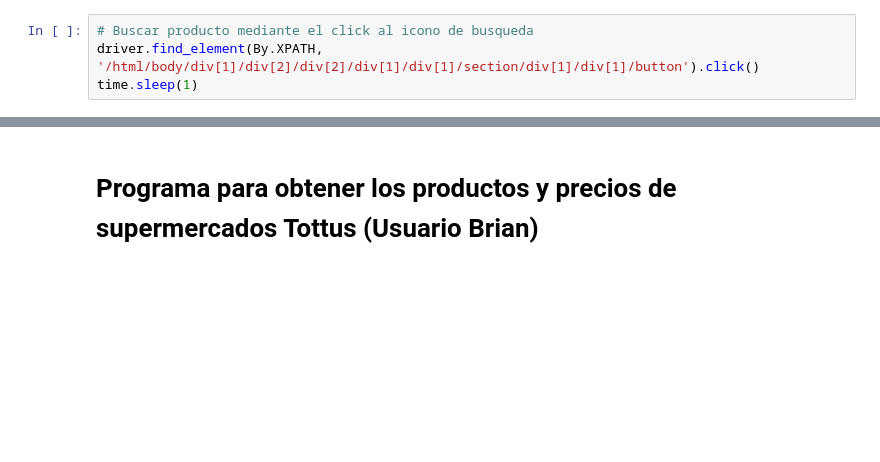
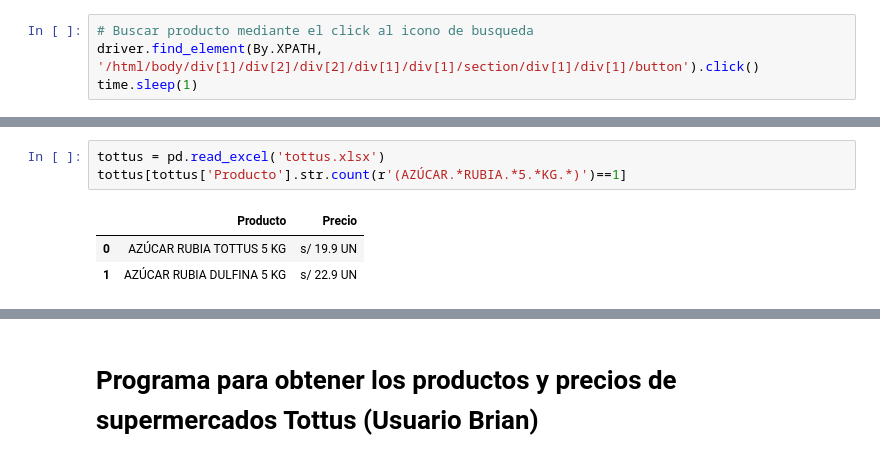
Before and after one commit to Jorgelgnacio/TRABAJO_FINAL_LP2, a Jupyter notebook: TRABAJO_FINAL_LP2.ipynb, the cells around one changed output, grey strips where cells are left out. Drawn from its saved outputs; the diff is of its cells as text; blank space fills up the shorter version.

```diff
--- a/TRABAJO_FINAL_LP2.ipynb
+++ b/TRABAJO_FINAL_LP2.ipynb
@@ -226,0 +274,7 @@ pd.read_excel('tottus.xlsx')
+# %%
+tottus = pd.read_excel('tottus.xlsx')
+tottus[tottus['Producto'].str.count(r'(AZÚCAR.*RUBIA.*5.*KG.*)')==1]
+# %% [output]
+|  | Producto | Precio |
+| 0 | AZÚCAR RUBIA TOTTUS 5 KG | s/ 19.9 UN |
+| 1 | AZÚCAR RUBIA DULFINA 5 KG | s/ 22.9 UN |
```
Also changed, not shown: parts of 14 cells of this notebook.
